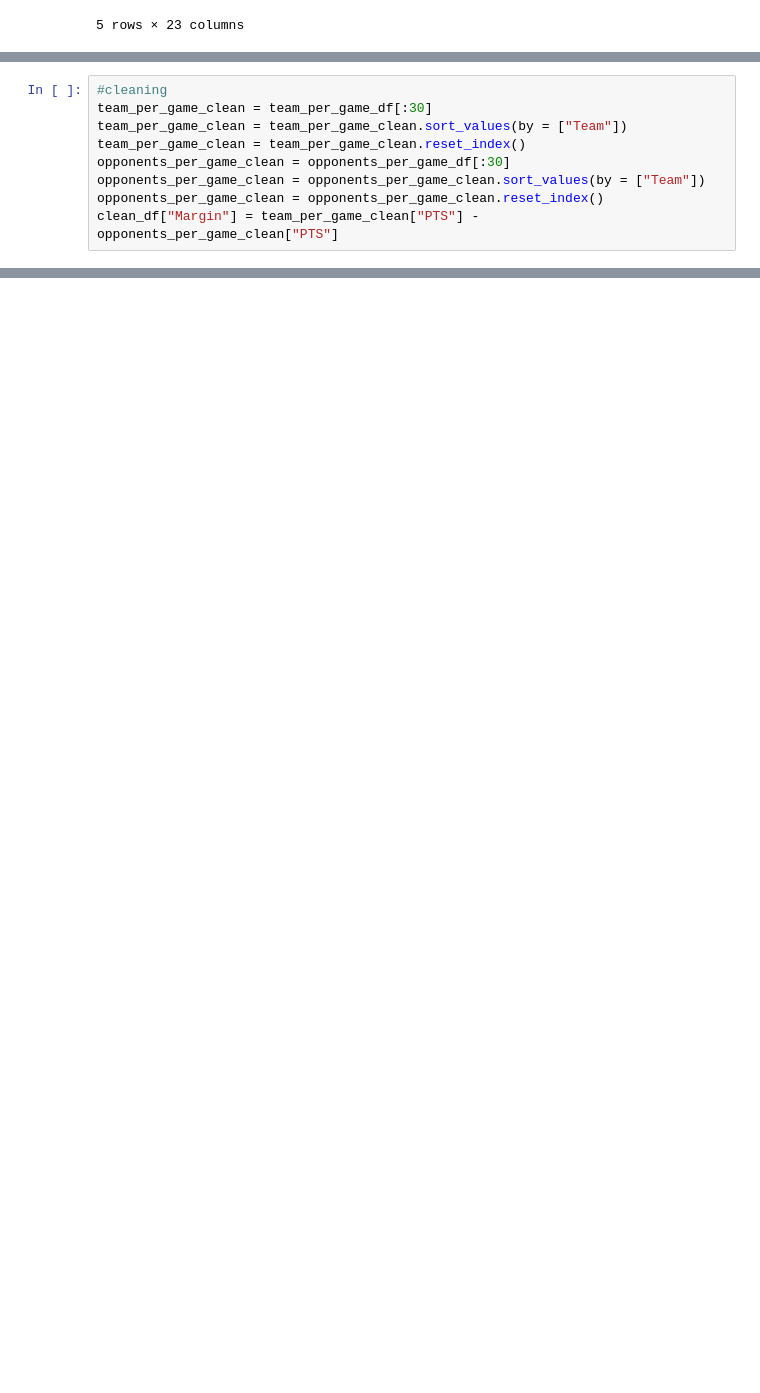
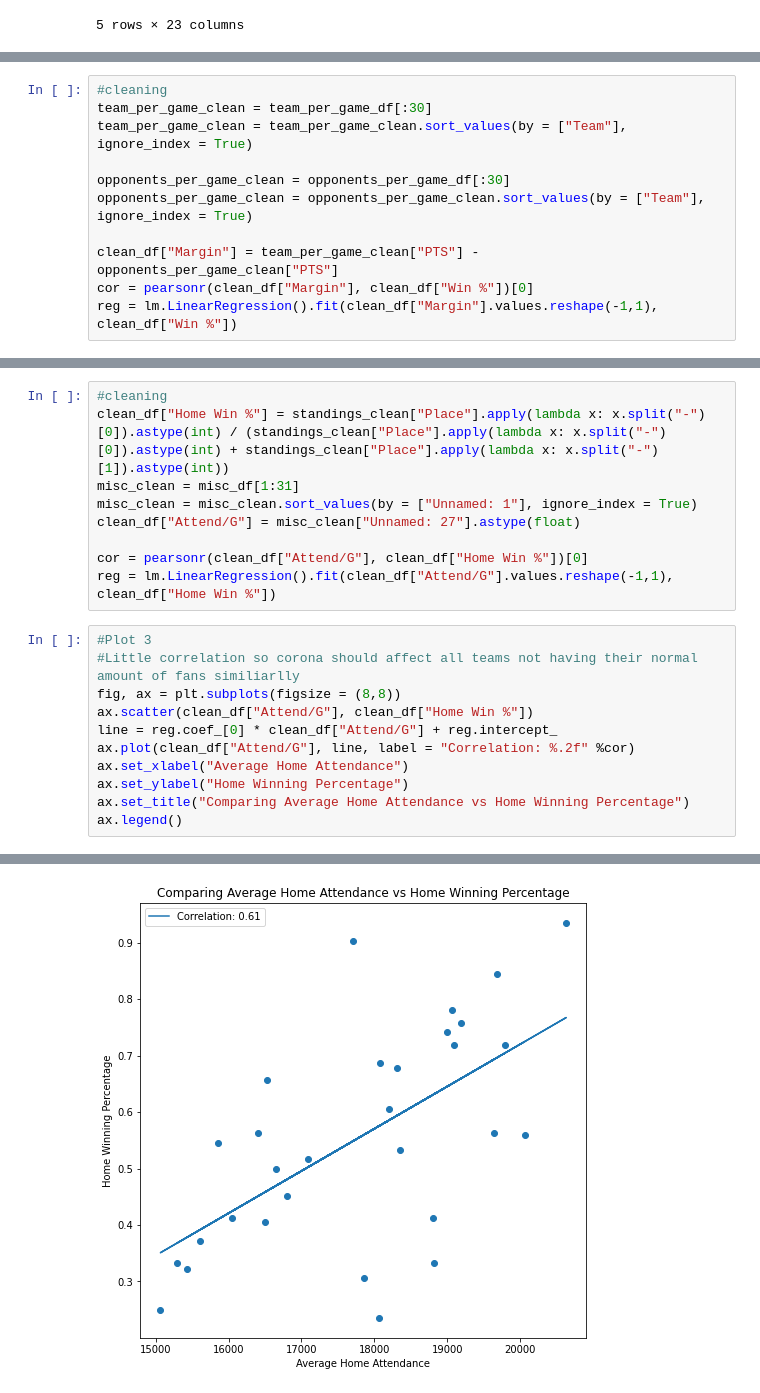
Before and after one commit to cjdunteman/cs320_final, a Jupyter notebook: experimenting.ipynb, the cells around one changed output, grey strips where cells are left out. Saved outputs shown, nothing was run; the diff lists cells and outputs as text; blank space fills up the shorter version.

```diff
--- a/experimenting.ipynb
+++ b/experimenting.ipynb
@@ -59,12 +60,14 @@ Text(0.5, 1.0, 'Winning Percentage of Teams Currently')
 # %%
 #cleaning
 team_per_game_clean = team_per_game_df[:30]
-team_per_game_clean = team_per_game_clean.sort_values(by = ["Team"])
-team_per_game_clean = team_per_game_clean.reset_index()
+team_per_game_clean = team_per_game_clean.sort_values(by = ["Team"], ignore_index = True)
+
 opponents_per_game_clean = opponents_per_game_df[:30]
-opponents_per_game_clean = opponents_per_game_clean.sort_values(by = ["Team"])
-opponents_per_game_clean = opponents_per_game_clean.reset_index()
+opponents_per_game_clean = opponents_per_game_clean.sort_values(by = ["Team"], ignore_index = True)
+
 clean_df["Margin"] = team_per_game_clean["PTS"] - opponents_per_game_clean["PTS"]
+cor = pearsonr(clean_df["Margin"], clean_df["Win %"])[0]
+reg = lm.LinearRegression().fit(clean_df["Margin"].values.reshape(-1,1), clean_df["Win %"])
 # %%
 #2nd plot fufills the 3rd requirement
 fig, ax = plt.subplots(figsize = (8,8))
@@ -77,0 +84,21 @@ Text(0.5, 1.0, 'Comparing Average Margin of Victory vs Winning Percentage')
+# %%
+#cleaning
+clean_df["Home Win %"] = standings_clean["Place"].apply(lambda x: x.split("-")[0]).astype(int) / (standings_clean["Place"].apply(lambda x: x.split("-")[0]).astype(int) + standings_clean["Place"].apply(lambda x: x.split("-")[1]).astype(int))
+misc_clean = misc_df[1:31]
+misc_clean = misc_clean.sort_values(by = ["Unnamed: 1"], ignore_index = True)
+clean_df["Attend/G"] = misc_clean["Unnamed: 27"].astype(float)
+
+cor = pearsonr(clean_df["Attend/G"], clean_df["Home Win %"])[0]
+reg = lm.LinearRegression().fit(clean_df["Attend/G"].values.reshape(-1,1), clean_df["Home Win %"])
+# %%
+#Plot 3
+#Little correlation so corona should affect all teams not having their normal amount of fans similiarlly
+fig, ax = plt.subplots(figsize = (8,8))
+ax.scatter(clean_df["Attend/G"], clean_df["Home Win %"])
+line = reg.coef_[0] * clean_df["Attend/G"] + reg.intercept_
+ax.plot(clean_df["Attend/G"], line, label = "Correlation: %.2f" %cor)
+ax.set_xlabel("Average Home Attendance")
+ax.set_ylabel("Home Winning Percentage")
+ax.set_title("Comparing Average Home Attendance vs Home Winning Percentage")
+ax.legend()
+# %% [output]
@@ -77,0 +106 @@ Text(0.5, 1.0, 'Comparing Average Margin of Victory vs Winning Percentage')
+[figure, added]
```
Also changed, not shown: parts of 5 cells of this notebook, 1 other file.
